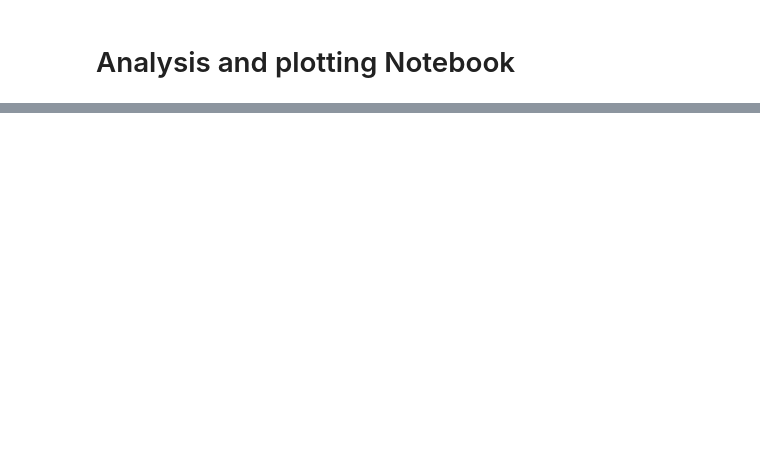
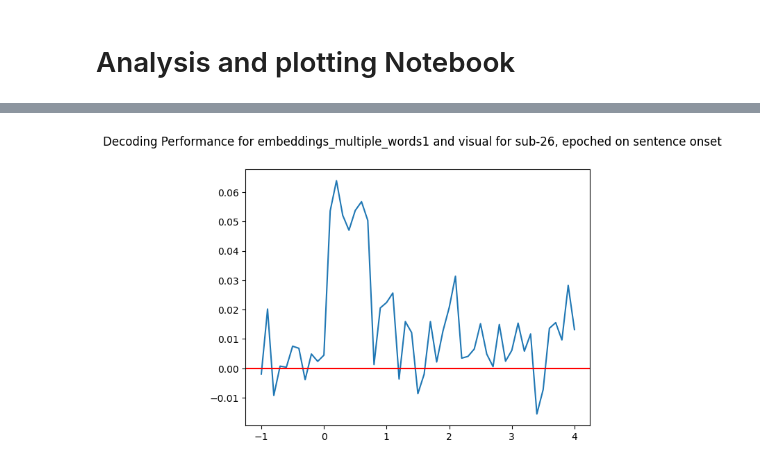
Before and after one commit to BelCorentin/neurospin-petit-prince, a Jupyter notebook: decoding/local_testing/analysis.ipynb, the cells around one changed output, grey strips where cells are left out. Saved outputs shown, nothing was run; the diff lists cells and outputs as text; code cells hidden in the pictures; blank space fills up the shorter version.

Commit message:
analysis notebook now running multilple analyses

```diff
--- a/decoding/local_testing/analysis.ipynb
+++ b/decoding/local_testing/analysis.ipynb
@@ -177,0 +36,11 @@ ImportError: cannot import name 'plot_scores_debug' from 'dataset' (/mnt/localdr
+# %%
+from dataset import analysis_subject, unique_plot
+import mne
+mne.set_log_level(verbose='error')
+modality = 'visual'
+start = 'onset'
+level = 'sentence'
+decoding_criterion = 'embeddings_multiple_words1'
+subject = '26'
+
+scores = analysis_subject(subject, modality, start, level, decoding_criterion, runs=9, write=False)
@@ -177,0 +65,4 @@ ImportError: cannot import name 'plot_scores_debug' from 'dataset' (/mnt/localdr
+# %%
+unique_plot(subject, level, start, decoding_criterion, modality, from_scores=True, scores=scores)
+# %% [output]
+[figure, added]
```
Also changed, not shown: parts of 11 cells of this notebook, 2 other files.
